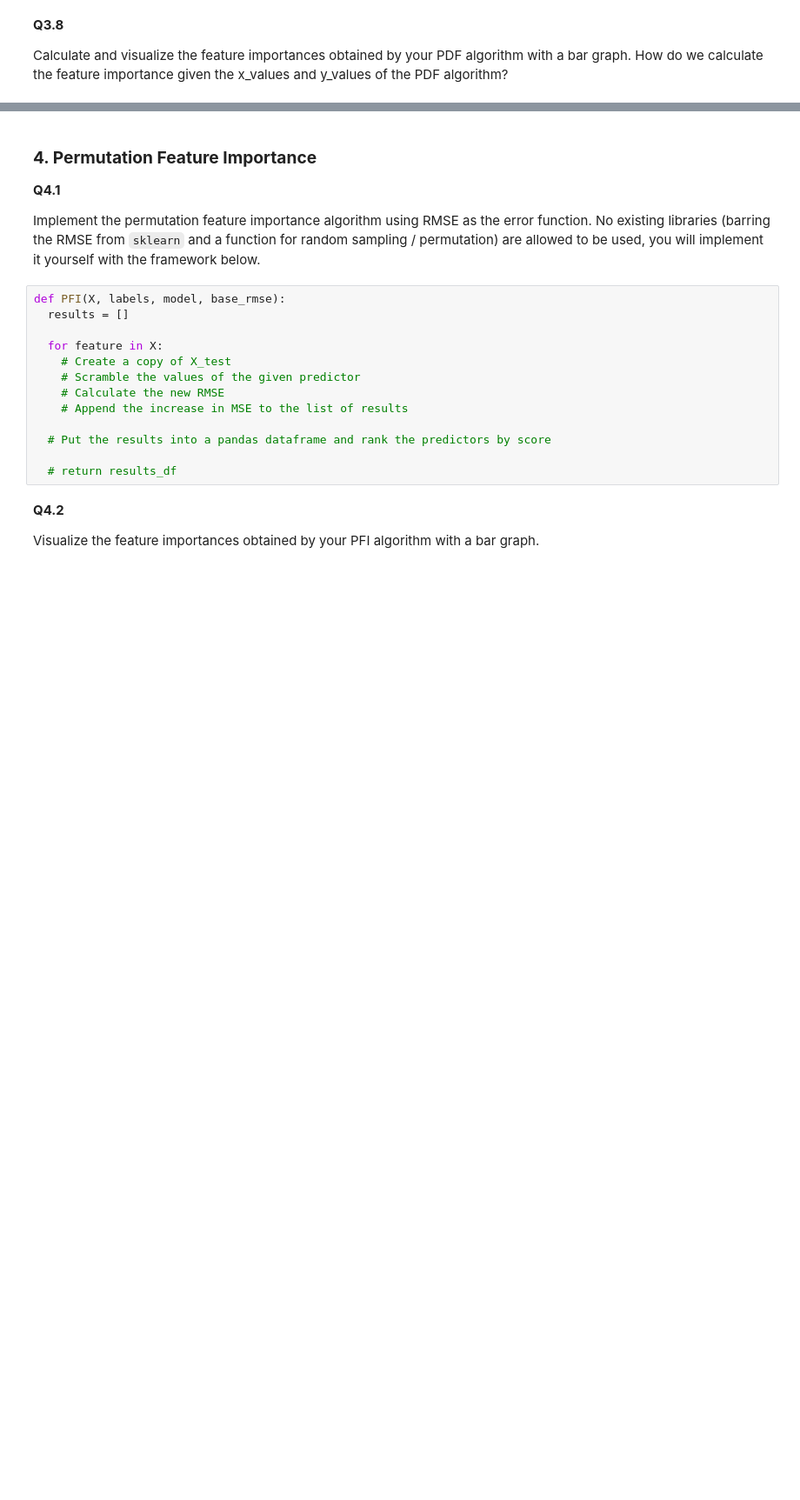
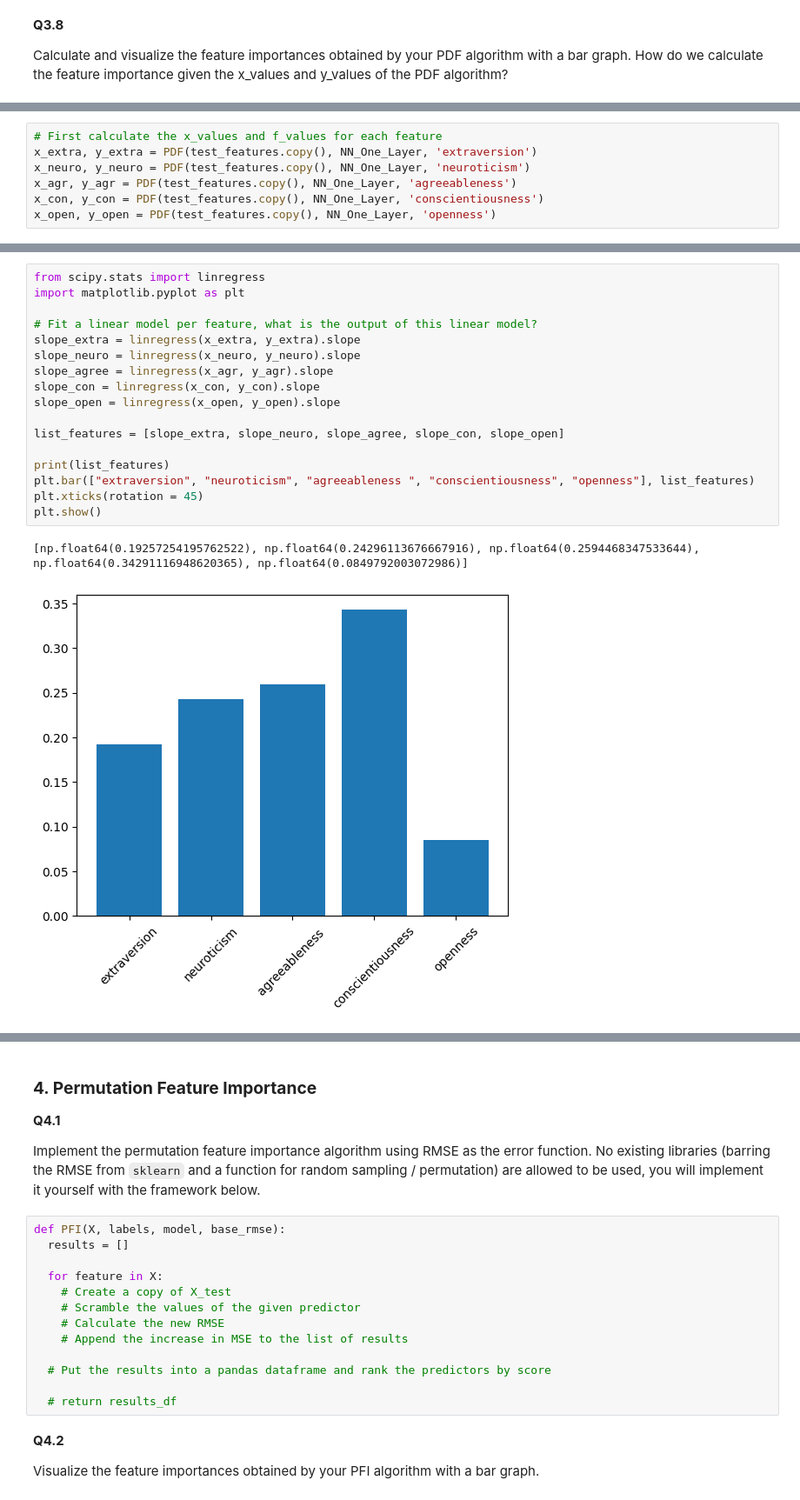
Before and after one commit to eliashendriks/HCML_Project_2, a Jupyter notebook: INFOMHCML_programming_assignment_explainability_2025_student.ipynb, the cells around one changed output, grey strips where cells are left out. Shown at 87% size. Saved outputs shown, nothing was run; the diff lists cells and outputs as text; blank space fills up the shorter version.

```diff
--- a/INFOMHCML_programming_assignment_explainability_2025_student.ipynb
+++ b/INFOMHCML_programming_assignment_explainability_2025_student.ipynb
@@ -355,0 +426,7 @@ from scipy.stats import linregress
+# %%
+# First calculate the x_values and f_values for each feature
+x_extra, y_extra = PDF(test_features.copy(), NN_One_Layer, 'extraversion')
+x_neuro, y_neuro = PDF(test_features.copy(), NN_One_Layer, 'neuroticism')
+x_agr, y_agr = PDF(test_features.copy(), NN_One_Layer, 'agreeableness')
+x_con, y_con = PDF(test_features.copy(), NN_One_Layer, 'conscientiousness')
+x_open, y_open = PDF(test_features.copy(), NN_One_Layer, 'openness')
@@ -356,3 +451,23 @@ from scipy.stats import linregress
+# %%
+from scipy.stats import linregress
+import matplotlib.pyplot as plt
+
+# Fit a linear model per feature, what is the output of this linear model?
+slope_extra = linregress(x_extra, y_extra).slope
+slope_neuro = linregress(x_neuro, y_neuro).slope
+slope_agree = linregress(x_agr, y_agr).slope
+slope_con = linregress(x_con, y_con).slope
+slope_open = linregress(x_open, y_open).slope
+
+list_features = [slope_extra, slope_neuro, slope_agree, slope_con, slope_open]
+
+print(list_features)
+plt.bar(["extraversion", "neuroticism", "agreeableness ", "conscientiousness", "openness"], list_features)
+plt.xticks(rotation = 45)
+plt.show()
+# %% [output]
+[np.float64(0.19257254195762522), np.float64(0.24296113676667916), np.float64(0.2594468347533644), np.float64(0.34291116948620365), np.float64(0.0849792003072986)]
+[figure, added]
 # %% [markdown]
 **Q3.9**
 
```
Also changed, not shown: parts of 21 cells of this notebook.
